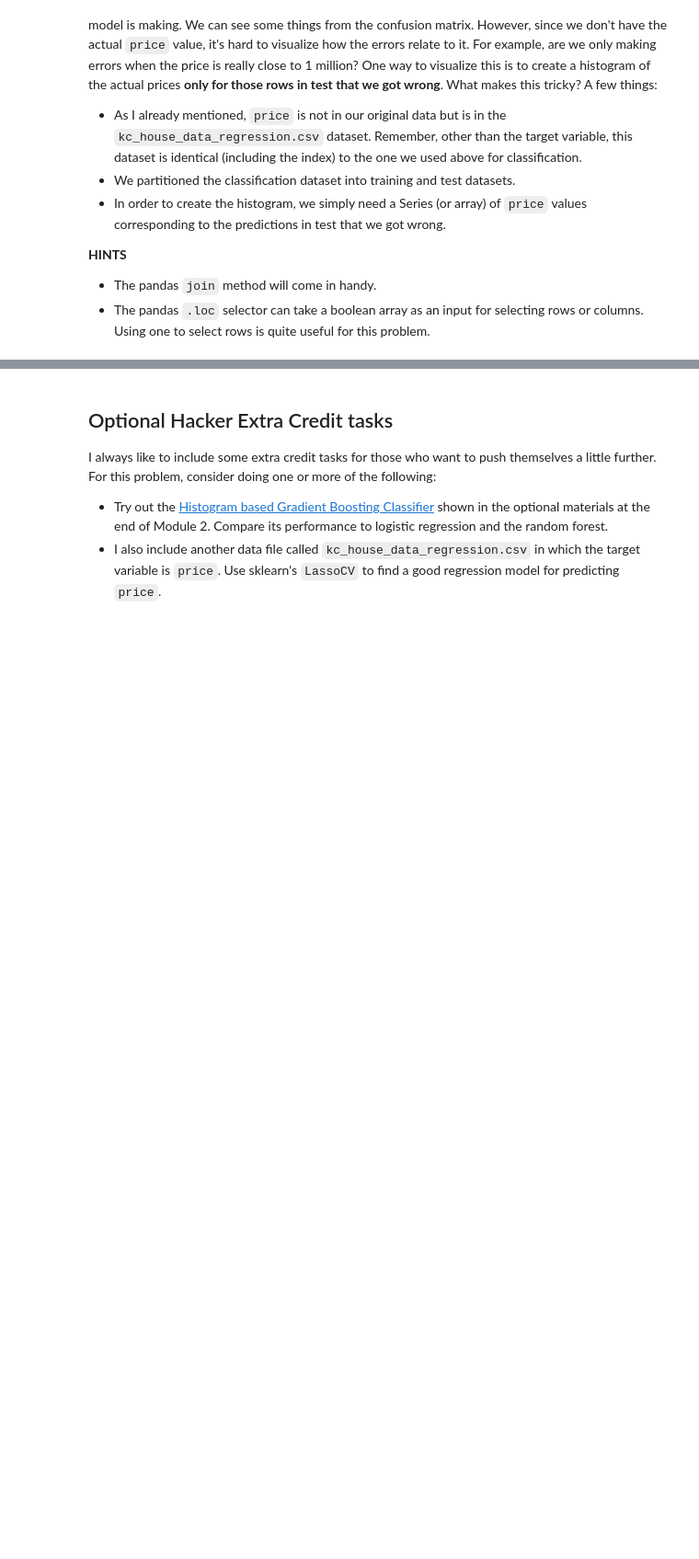
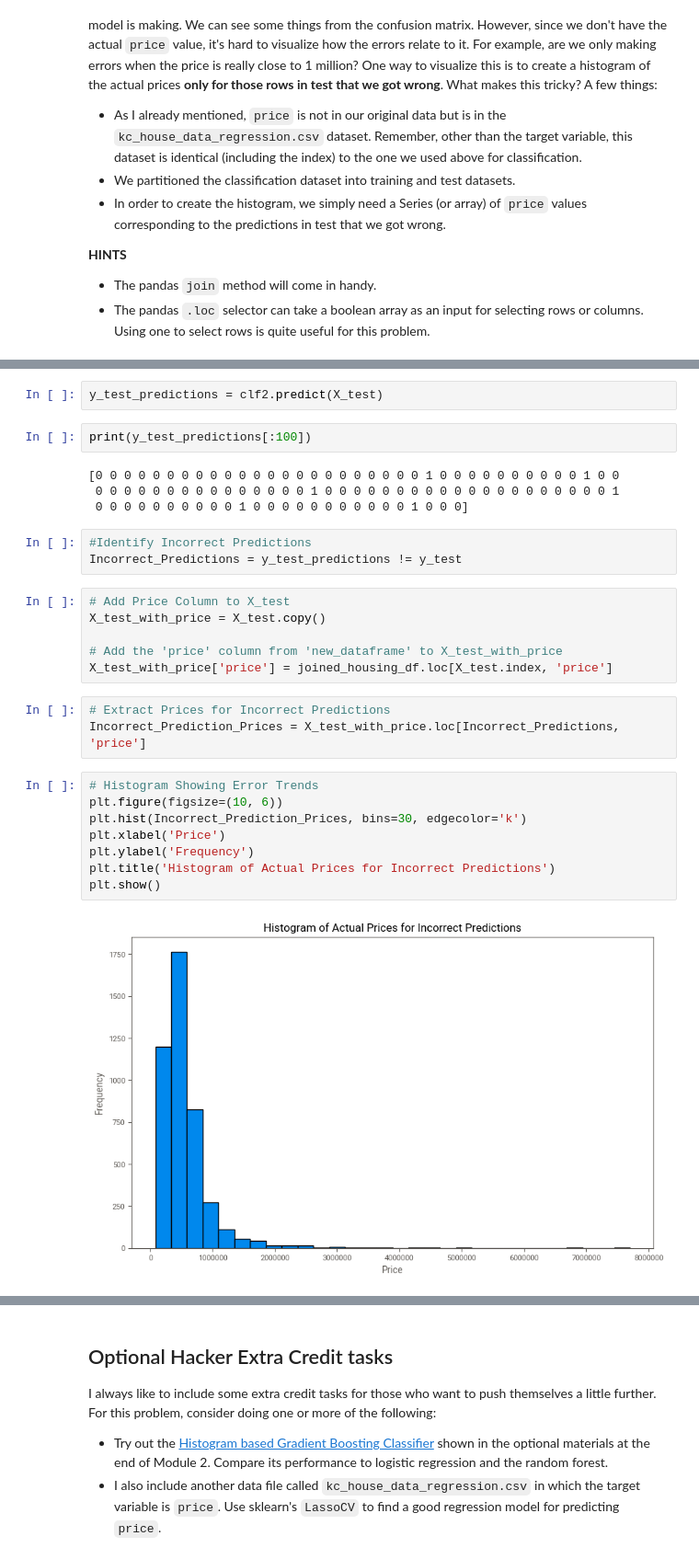
Before and after one commit to davidadewole10/hw1aap, a Jupyter notebook: aap_hw1_s24_sklearn.ipynb, the cells around one changed output, grey strips where cells are left out. Shown: that part at 92% size. Saved outputs shown, nothing was run; the diff lists cells and outputs as text; blank space fills up the shorter version.

```diff
--- a/aap_hw1_s24_sklearn.ipynb
+++ b/aap_hw1_s24_sklearn.ipynb
@@ -482,0 +576,30 @@ I also include another data file called `kc_house_data_regression.csv` in which
+# %%
+y_test_predictions = clf2.predict(X_test)
+# %%
+print(y_test_predictions[:100])
+# %% [output]
+[0 0 0 0 0 0 0 0 0 0 0 0 0 0 0 0 0 0 0 0 0 0 0 1 0 0 0 0 0 0 0 0 0 0 1 0 0
+ 0 0 0 0 0 0 0 0 0 0 0 0 0 0 0 1 0 0 0 0 0 0 0 0 0 0 0 0 0 0 0 0 0 0 0 0 1
+ 0 0 0 0 0 0 0 0 0 0 1 0 0 0 0 0 0 0 0 0 0 0 1 0 0 0]
+# %%
+#Identify Incorrect Predictions
+Incorrect_Predictions = y_test_predictions != y_test
+# %%
+# Add Price Column to X_test
+X_test_with_price = X_test.copy()
+
+# Add the 'price' column from 'new_dataframe' to X_test_with_price
+X_test_with_price['price'] = joined_housing_df.loc[X_test.index, 'price']
+# %%
+# Extract Prices for Incorrect Predictions
+Incorrect_Prediction_Prices = X_test_with_price.loc[Incorrect_Predictions, 'price']
+# %%
+# Histogram Showing Error Trends
+plt.figure(figsize=(10, 6))
+plt.hist(Incorrect_Prediction_Prices, bins=30, edgecolor='k')
+plt.xlabel('Price')
+plt.ylabel('Frequency')
+plt.title('Histogram of Actual Prices for Incorrect Predictions')
+plt.show()
+# %% [output]
+[figure, added]
```
Also changed, not shown: parts of 27 cells of this notebook.
